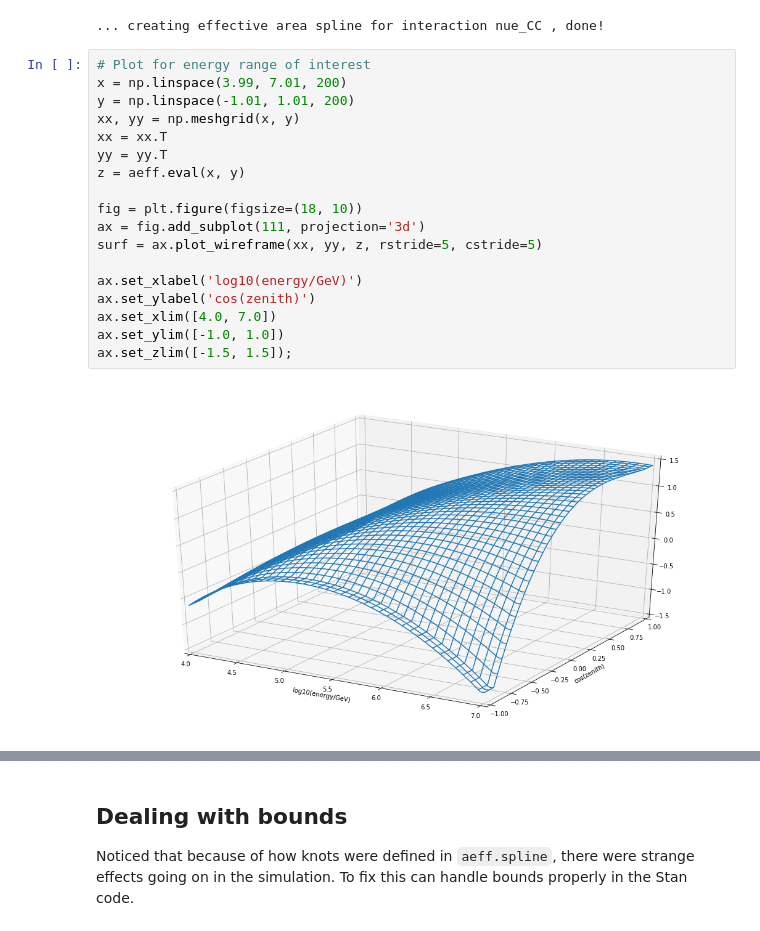
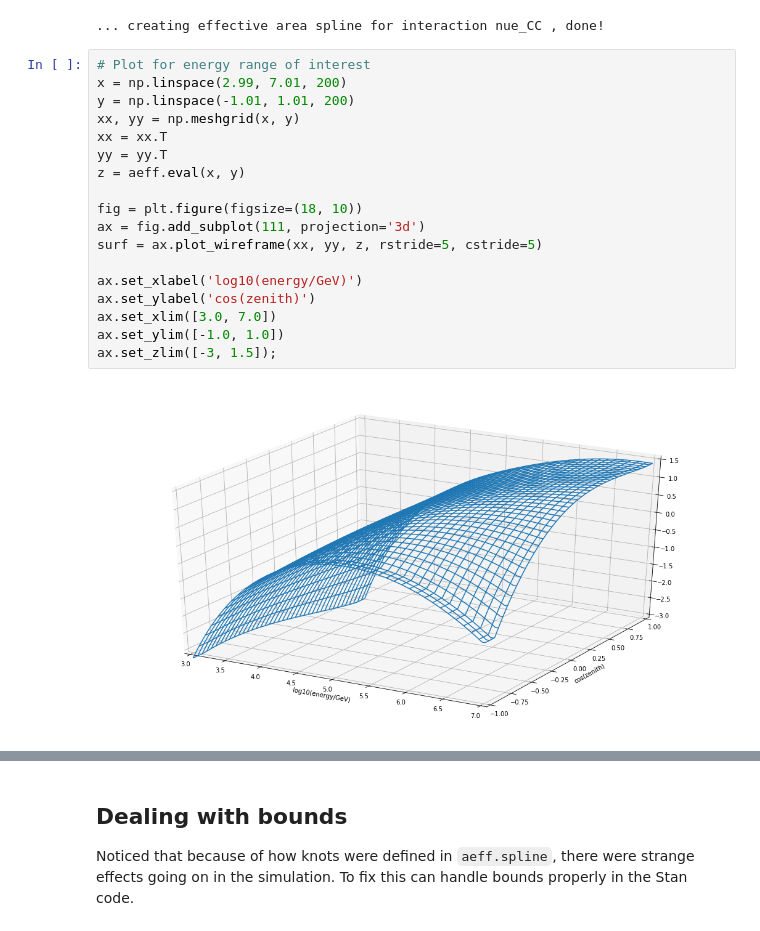
Before and after one commit to specktakel/hierarchical_nu, a Jupyter notebook: dev/statistical_model/2_2d_effective_area/test_aeff_implementation.ipynb, the cells around one changed output, grey strips where cells are left out. Cells and saved outputs as stored; diff of their text form.

```diff
--- a/dev/statistical_model/2_2d_effective_area/test_aeff_implementation.ipynb
+++ b/dev/statistical_model/2_2d_effective_area/test_aeff_implementation.ipynb
@@ -17,24 +17,24 @@ aeff = effective_area("nue_CC")
 ... creating effective area spline for interaction nue_CC , done!
 # %%
 # Plot for energy range of interest
-x = np.linspace(3.99, 7.01, 200)
+x = np.linspace(2.99, 7.01, 200)
 y = np.linspace(-1.01, 1.01, 200)
 xx, yy = np.meshgrid(x, y)
 xx = xx.T
 yy = yy.T
 z = aeff.eval(x, y)
 
 fig = plt.figure(figsize=(18, 10))
 ax = fig.add_subplot(111, projection='3d')
 surf = ax.plot_wireframe(xx, yy, z, rstride=5, cstride=5)
 
 ax.set_xlabel('log10(energy/GeV)')
 ax.set_ylabel('cos(zenith)')
-ax.set_xlim([4.0, 7.0])
+ax.set_xlim([3.0, 7.0])
 ax.set_ylim([-1.0, 1.0])
-ax.set_zlim([-1.5, 1.5]);
+ax.set_zlim([-3, 1.5]);
 # %% [output]
-[figure, old version]
+[figure, new version]
 # %%
 # Plot un-logged version scaled by max value
 fig = plt.figure(figsize=(18, 10))
```
Also changed, not shown: parts of 5 cells of this notebook, 1 other file.
